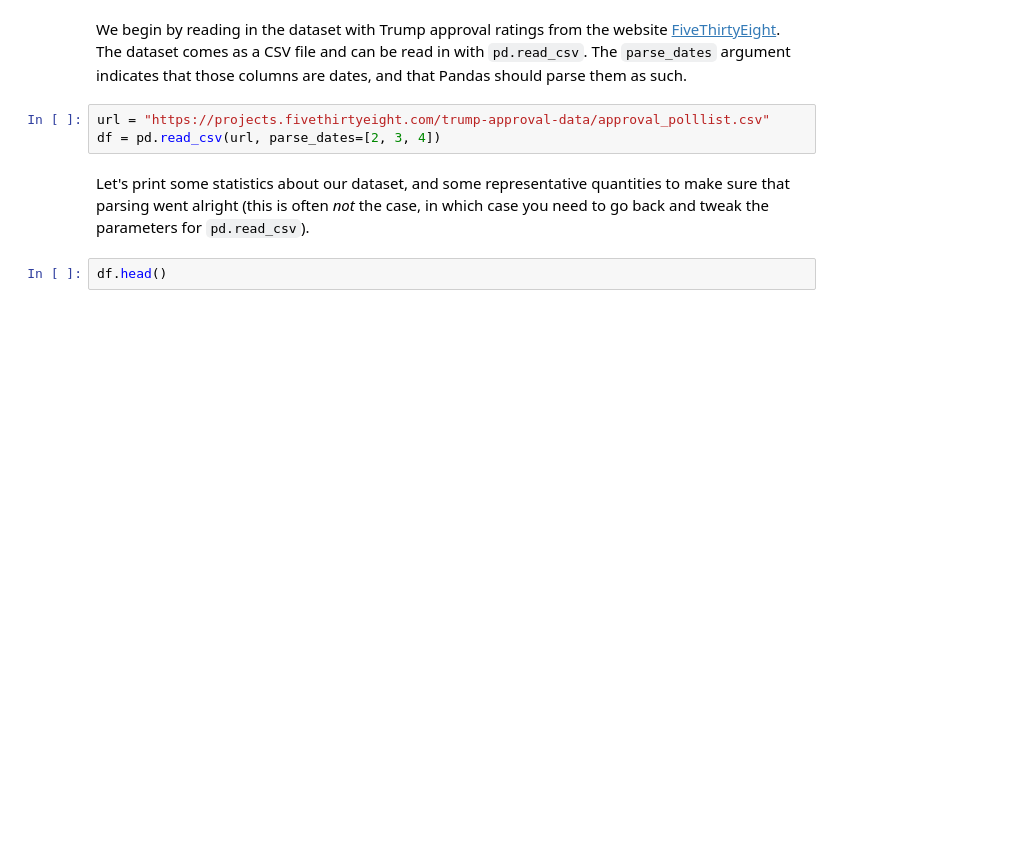
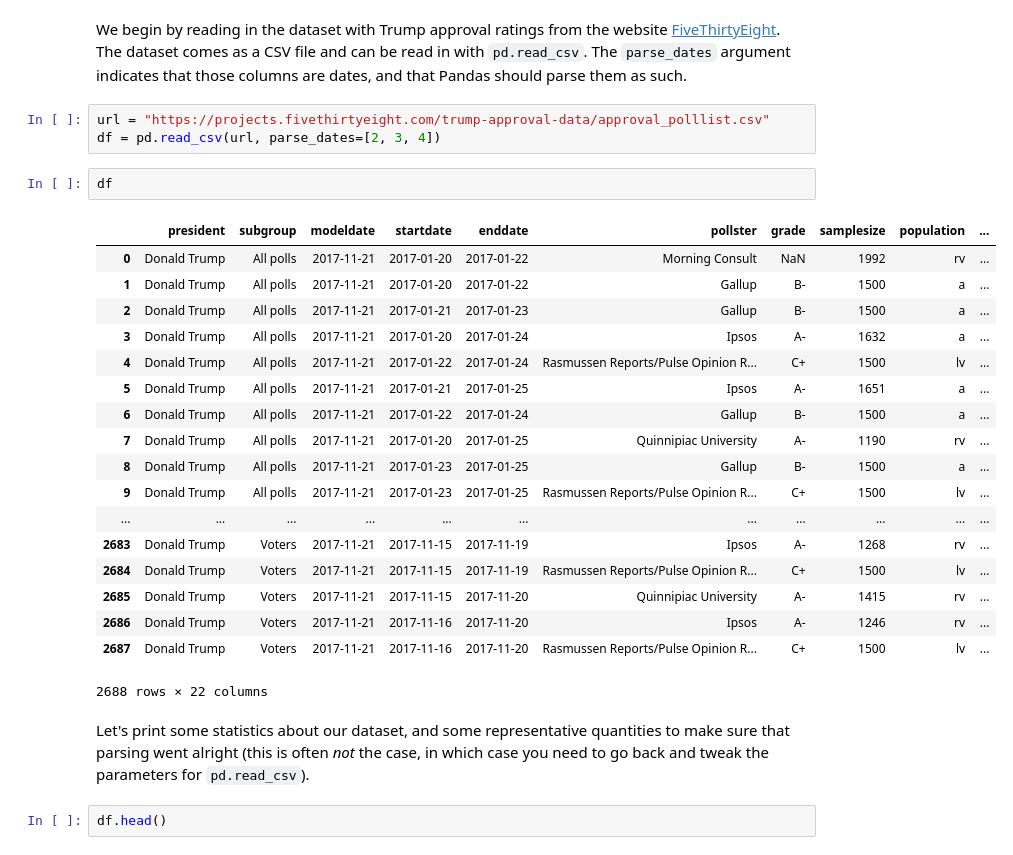
Before and after one commit to jvkersch/notebooks, a Jupyter notebook: trump.ipynb, the cells around one changed output. Drawn from its saved outputs; the diff is of its cells as text; blank space fills up the shorter version.

Commit message:
Update Trump notebook.

```diff
--- a/trump.ipynb
+++ b/trump.ipynb
@@ -9,6 +9,27 @@ We begin by reading in the dataset with Trump approval ratings from the website
 # %%
 url = "https://projects.fivethirtyeight.com/trump-approval-data/approval_polllist.csv"
 df = pd.read_csv(url, parse_dates=[2, 3, 4])
+# %%
+df
+# %% [output]
+|  | president | subgroup | modeldate | startdate | enddate | pollster | grade | samplesize | population | ... |
+| 0 | Donald Trump | All polls | 2017-11-21 | 2017-01-20 | 2017-01-22 | Morning Consult | NaN | 1992 | rv | ... |
+| 1 | Donald Trump | All polls | 2017-11-21 | 2017-01-20 | 2017-01-22 | Gallup | B- | 1500 | a | ... |
+| 2 | Donald Trump | All polls | 2017-11-21 | 2017-01-21 | 2017-01-23 | Gallup | B- | 1500 | a | ... |
+| 3 | Donald Trump | All polls | 2017-11-21 | 2017-01-20 | 2017-01-24 | Ipsos | A- | 1632 | a | ... |
+| 4 | Donald Trump | All polls | 2017-11-21 | 2017-01-22 | 2017-01-24 | Rasmussen Reports/Pulse Opinion R... | C+ | 1500 | lv | ... |
+| 5 | Donald Trump | All polls | 2017-11-21 | 2017-01-21 | 2017-01-25 | Ipsos | A- | 1651 | a | ... |
+| 6 | Donald Trump | All polls | 2017-11-21 | 2017-01-22 | 2017-01-24 | Gallup | B- | 1500 | a | ... |
+| 7 | Donald Trump | All polls | 2017-11-21 | 2017-01-20 | 2017-01-25 | Quinnipiac University | A- | 1190 | rv | ... |
+| 8 | Donald Trump | All polls | 2017-11-21 | 2017-01-23 | 2017-01-25 | Gallup | B- | 1500 | a | ... |
+| 9 | Donald Trump | All polls | 2017-11-21 | 2017-01-23 | 2017-01-25 | Rasmussen Reports/Pulse Opinion R... | C+ | 1500 | lv | ... |
+| ... | ... | ... | ... | ... | ... | ... | ... | ... | ... | ... |
+| 2683 | Donald Trump | Voters | 2017-11-21 | 2017-11-15 | 2017-11-19 | Ipsos | A- | 1268 | rv | ... |
+| 2684 | Donald Trump | Voters | 2017-11-21 | 2017-11-15 | 2017-11-19 | Rasmussen Reports/Pulse Opinion R... | C+ | 1500 | lv | ... |
+| 2685 | Donald Trump | Voters | 2017-11-21 | 2017-11-15 | 2017-11-20 | Quinnipiac University | A- | 1415 | rv | ... |
+| 2686 | Donald Trump | Voters | 2017-11-21 | 2017-11-16 | 2017-11-20 | Ipsos | A- | 1246 | rv | ... |
+| 2687 | Donald Trump | Voters | 2017-11-21 | 2017-11-16 | 2017-11-20 | Rasmussen Reports/Pulse Opinion R... | C+ | 1500 | lv | ... |
+2688 rows × 22 columns
 # %% [markdown]
 Let's print some statistics about our dataset, and some representative quantities to make sure that parsing went alright (this is often _not_ the case, in which case you need to go back and tweak the parameters for `pd.read_csv`).
 # %%
```
Also changed, not shown: parts of 5 cells of this notebook.
